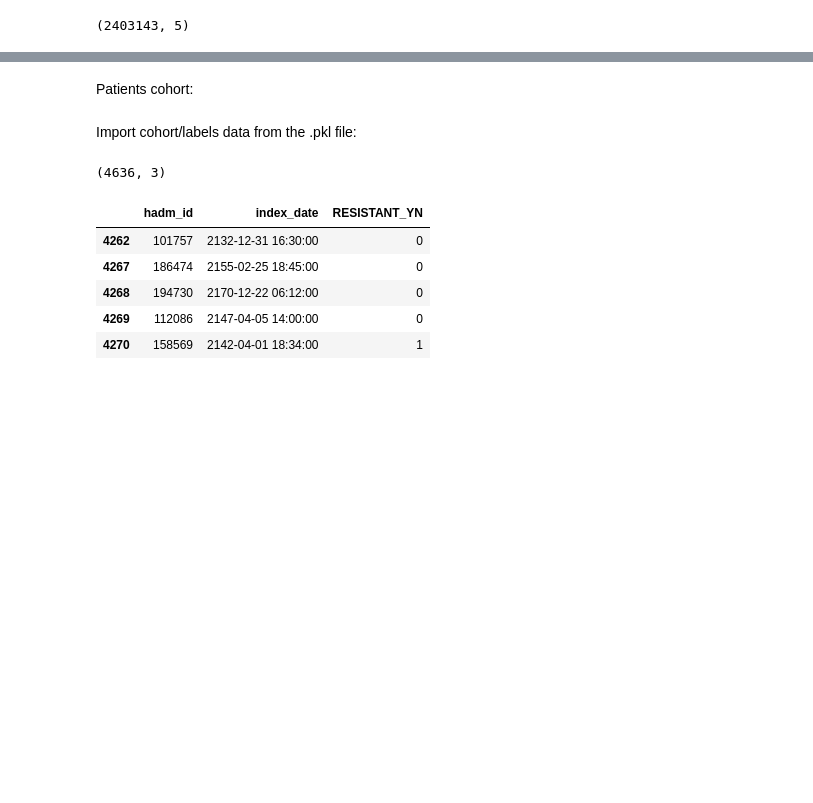
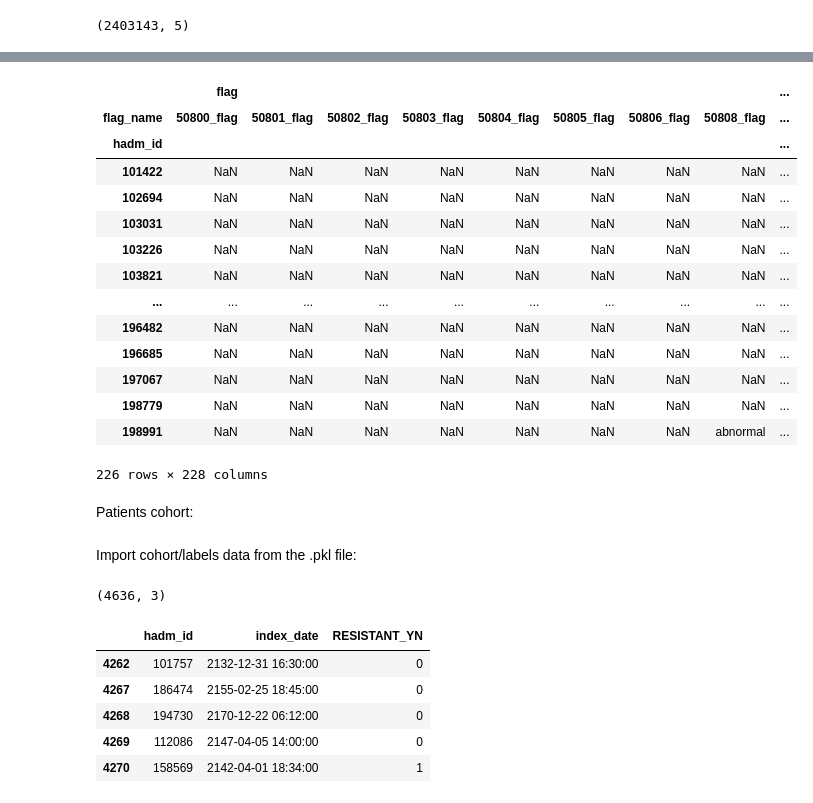
Before and after one commit to The-Electric-Moccasins/resistance-prediction, a Jupyter notebook: build_dataset.ipynb, the cells around one changed output, grey strips where cells are left out. Cells and saved outputs as stored; diff of their text form; code cells hidden in the pictures; blank space fills up the shorter version.

```diff
--- a/build_dataset.ipynb
+++ b/build_dataset.ipynb
@@ -181,3 +266,21 @@ df_selected_labs.shape
+# %%
+df_selected_labs[:10000].apply(fill_flag_name, axis = 1).pivot(index=['hadm_id'],columns=['flag_name'],values=['flag'])
+# %% [output]
+|  | flag |  |  |  |  |  |  |  | ... |
+| flag_name | 50800_flag | 50801_flag | 50802_flag | 50803_flag | 50804_flag | 50805_flag | 50806_flag | 50808_flag | ... |
+| hadm_id |  |  |  |  |  |  |  |  | ... |
+| 101422 | NaN | NaN | NaN | NaN | NaN | NaN | NaN | NaN | ... |
+| 102694 | NaN | NaN | NaN | NaN | NaN | NaN | NaN | NaN | ... |
+| 103031 | NaN | NaN | NaN | NaN | NaN | NaN | NaN | NaN | ... |
+| 103226 | NaN | NaN | NaN | NaN | NaN | NaN | NaN | NaN | ... |
+| 103821 | NaN | NaN | NaN | NaN | NaN | NaN | NaN | NaN | ... |
+| ... | ... | ... | ... | ... | ... | ... | ... | ... | ... |
+| 196482 | NaN | NaN | NaN | NaN | NaN | NaN | NaN | NaN | ... |
+| 196685 | NaN | NaN | NaN | NaN | NaN | NaN | NaN | NaN | ... |
+| 197067 | NaN | NaN | NaN | NaN | NaN | NaN | NaN | NaN | ... |
+| 198779 | NaN | NaN | NaN | NaN | NaN | NaN | NaN | NaN | ... |
+| 198991 | NaN | NaN | NaN | NaN | NaN | NaN | NaN | abnormal | ... |
+226 rows × 228 columns
 # %% [markdown]
 Patients cohort:
 # %%
```
Also changed, not shown: parts of 10 cells of this notebook.
